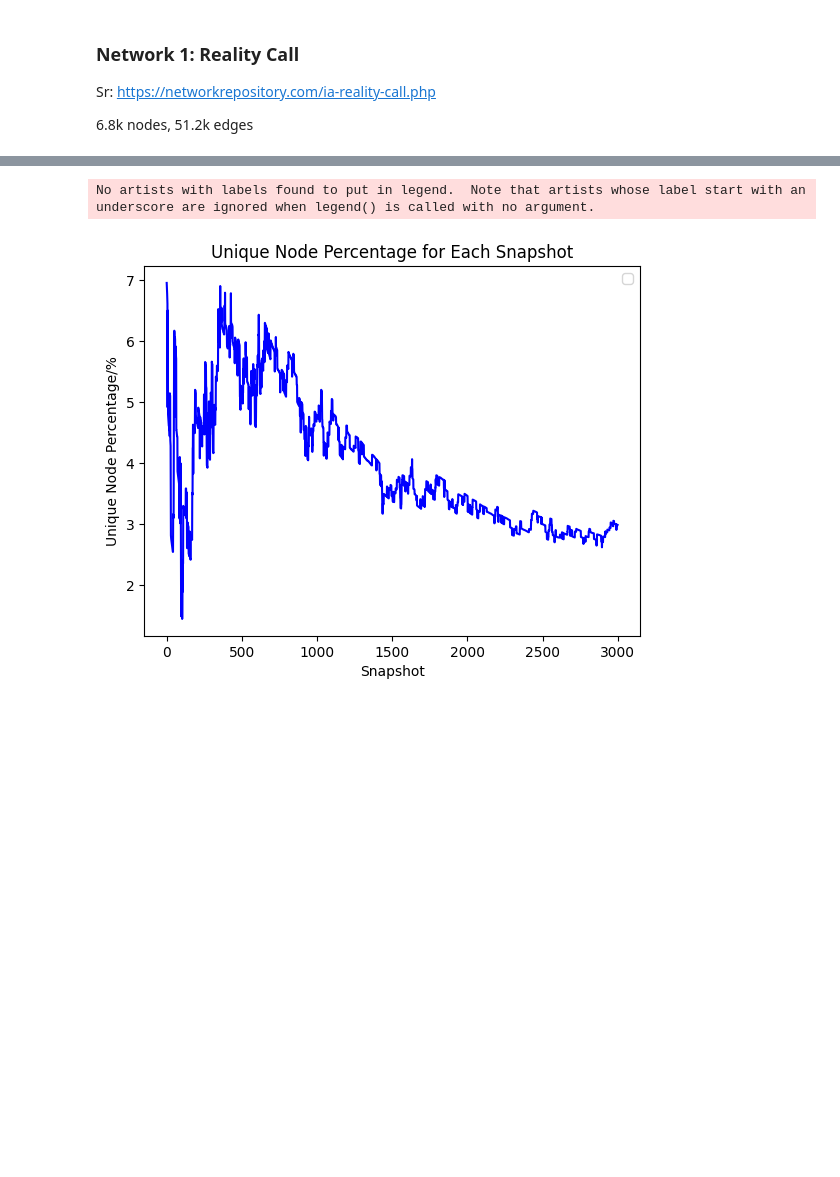
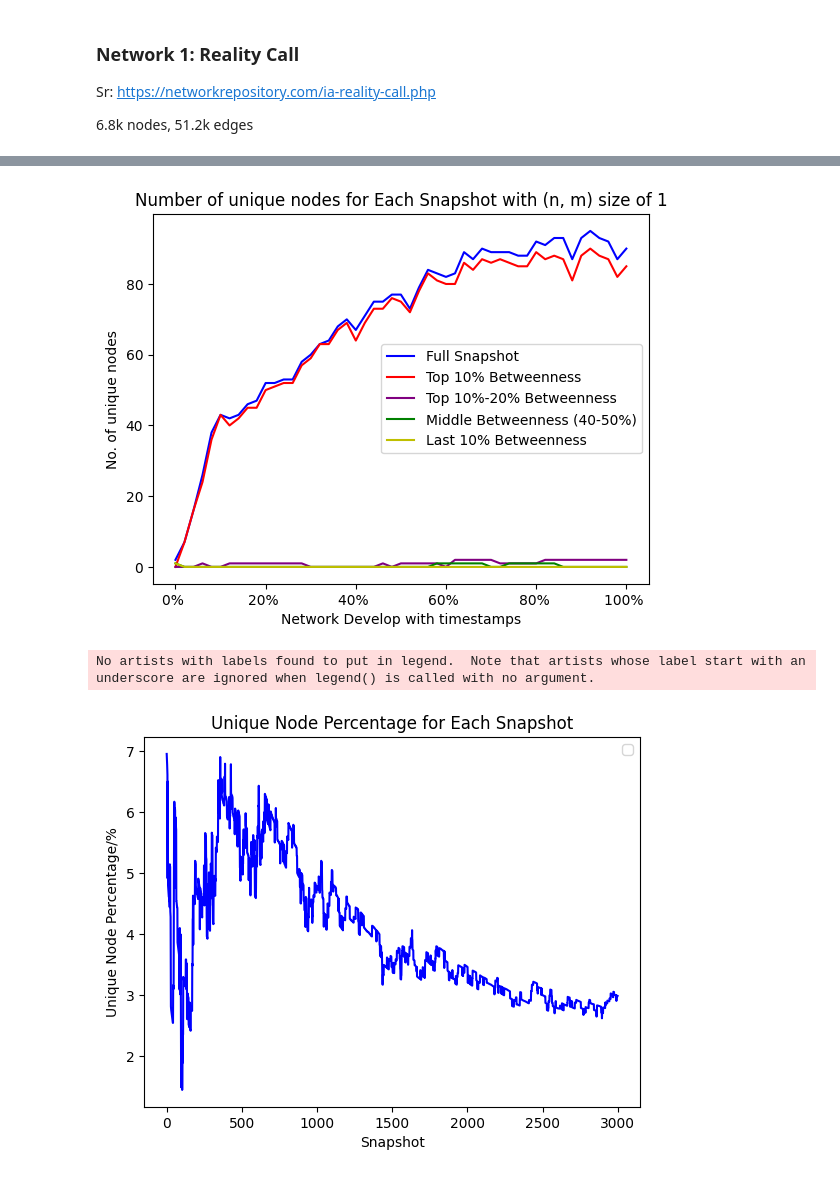
Before and after one commit to JaviAnton/tempo-network-anonymity, a Jupyter notebook: toydata.ipynb, the cells around one changed output, grey strips where cells are left out. Drawn from its saved outputs; the diff is of its cells as text; code cells hidden in the pictures; blank space fills up the shorter version.

```diff
--- a/toydata.ipynb
+++ b/toydata.ipynb
@@ -303,3 +427,7 @@ plt.show()
+# %%
+plot_uniquecentrality(count, top, mid, last, start)
+# %% [output]
+[figure, added]
 # %%
 # # Save Data
 # output_file = 'unique_percentage.txt'
```
Also changed, not shown: parts of 44 cells of this notebook, 1 other file.
